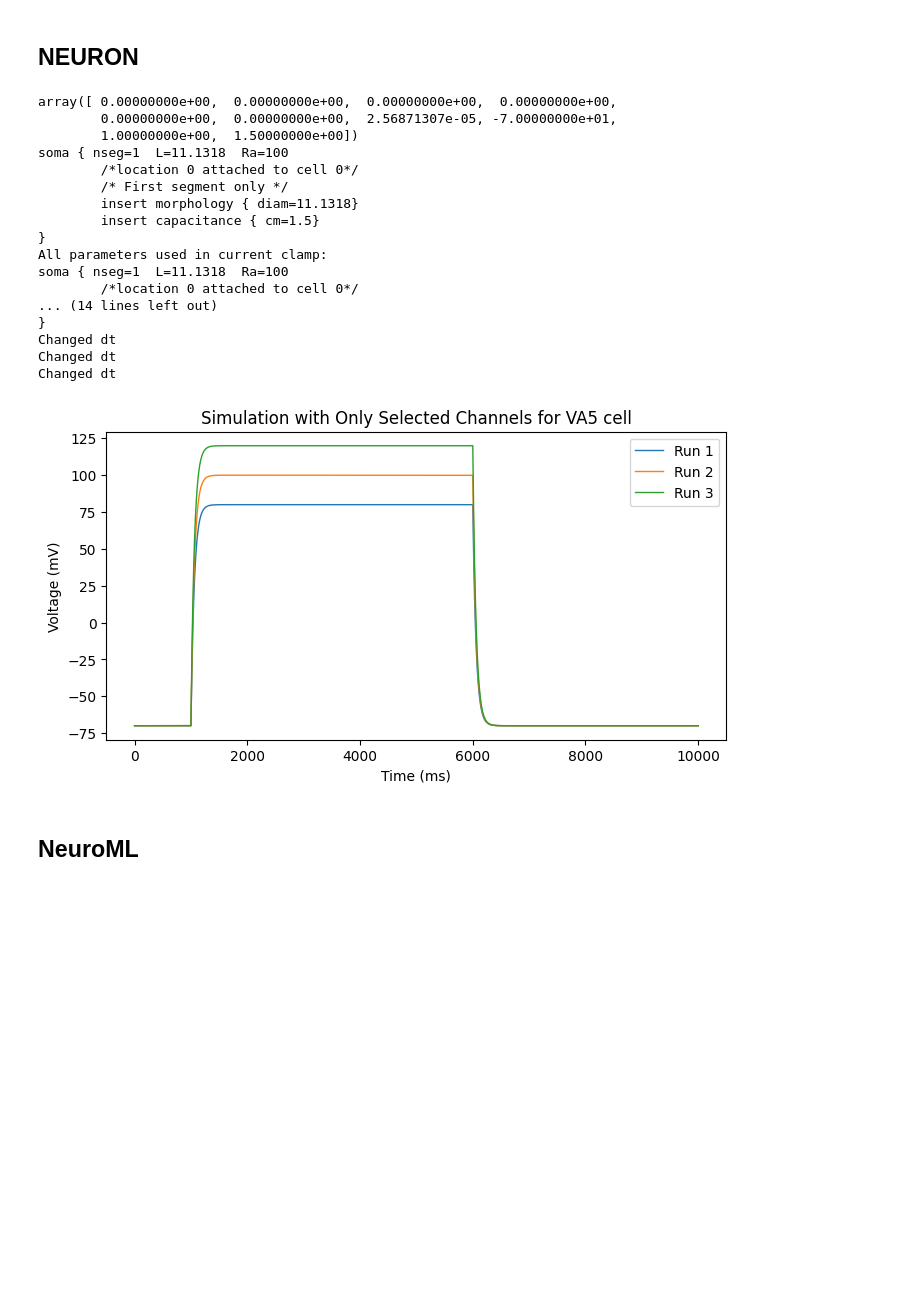
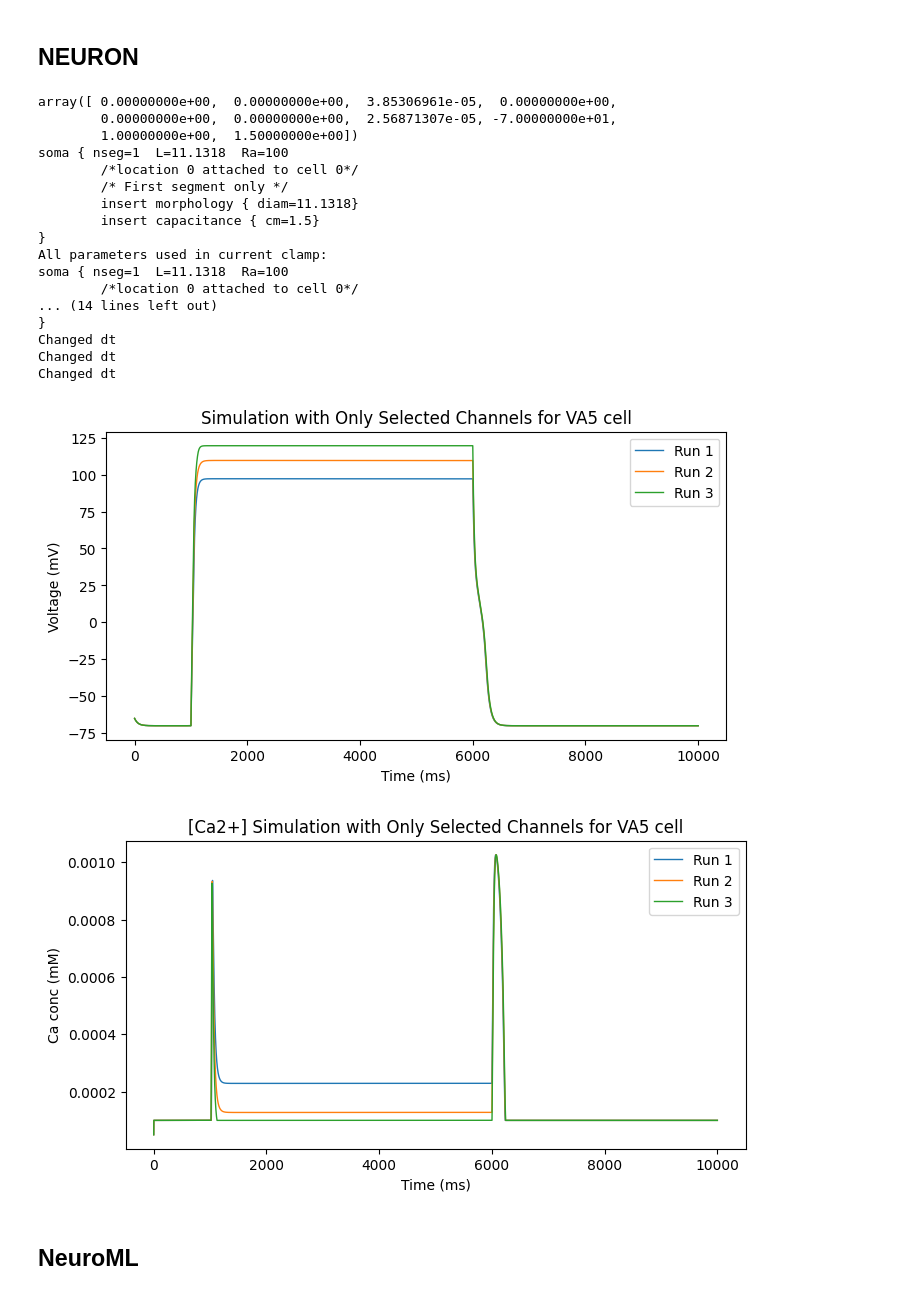
Before and after one commit to openworm/NicolettiEtAl2024_MN_IN, a Jupyter notebook: NeuroML/VA5_comparison.ipynb, the cells around one changed output. Cells and saved outputs as stored; diff of their text form; code cells hidden in the pictures; blank space fills up the shorter version.

```diff
--- a/NeuroML/VA5_comparison.ipynb
+++ b/NeuroML/VA5_comparison.ipynb
@@ -18,12 +18,7 @@ g0=[0,0,0,0, 0.1 ,0,0.1,-70,1,1.5]
 # leak + egl19
 g0=[0,0,0.15,0, 0 ,0,0.1,-70,1,1.5]
 # leak
-g0=[0,0,0,0, 0 ,0,0.1,-70,1,1.5]
-
-
-
-
-
+#g0=[0,0,0,0, 0 ,0,0.1,-70,1,1.5]
 
 
 
@@ -31,8 +26,7 @@ gVA5_scaled = gScm2(g0,surf,6)
 pprint.pprint(gVA5_scaled)
 
 
-
-v, time1 = VA5_simulation_iclamp(gVA5_scaled, s1=0.015, s2=0.019, ns=3, delay=4900+1000, duration=5000, simdur = 4900+10000)
+v, time1, ca, soma, stim = VA5_simulation_iclamp(gVA5_scaled, s1=0.015, s2=0.019, ns=3, delay=1000, duration=5000, simdur = 10000, transient=0)
 #s2 = 0.035
 # best_cc=AIY_simulation_iclamp(gbest,-0.015,0.035,11)
 # best_voltage=best_cc[0]
@@ -43,35 +37,45 @@ v, time1 = VA5_simulation_iclamp(gVA5_scaled, s1=0.015, s2=0.019, ns=3, delay=49
 
 # #Matplotlib
 
 import matplotlib.pyplot as plt
 
 plt.figure(figsize=(8, 4))
 for i in range(len(v)):
     plt.plot(time1[i], v[i], label=f'Run {i + 1}', linewidth=1)
 plt.title('Simulation with Only Selected Channels for VA5 cell')
 plt.xlabel('Time (ms)')
 plt.ylabel('Voltage (mV)')
 plt.legend()
+plt.figure(figsize=(8, 4))
+
+for i in range(len(ca)):
+    plt.plot(time1[i], ca[i], label=f'Run {i + 1}', linewidth=1)
+plt.title('[Ca2+] Simulation with Only Selected Channels for VA5 cell')
+plt.xlabel('Time (ms)')
+plt.ylabel('Ca conc (mM)')
+plt.legend()
+
 plt.show()
 # %% [output]
-array([ 0.00000000e+00,  0.00000000e+00,  0.00000000e+00,  0.00000000e+00,
+array([ 0.00000000e+00,  0.00000000e+00,  3.85306961e-05,  0.00000000e+00,
         0.00000000e+00,  0.00000000e+00,  2.56871307e-05, -7.00000000e+01,
         1.00000000e+00,  1.50000000e+00])
 soma { nseg=1  L=11.1318  Ra=100
         /*location 0 attached to cell 0*/
         /* First segment only */
         insert morphology { diam=11.1318}
         insert capacitance { cm=1.5}
 }
 All parameters used in current clamp:
 soma { nseg=1  L=11.1318  Ra=100
         /*location 0 attached to cell 0*/
 ... (14 lines left out)
 }
 Changed dt
 Changed dt
 Changed dt
-[figure, old version]
+[figure, new version]
+[figure, added]
 # %%
 #Plotly
 # # Plotting
```
Also changed, not shown: parts of 2 cells of this notebook, 8 other files.
